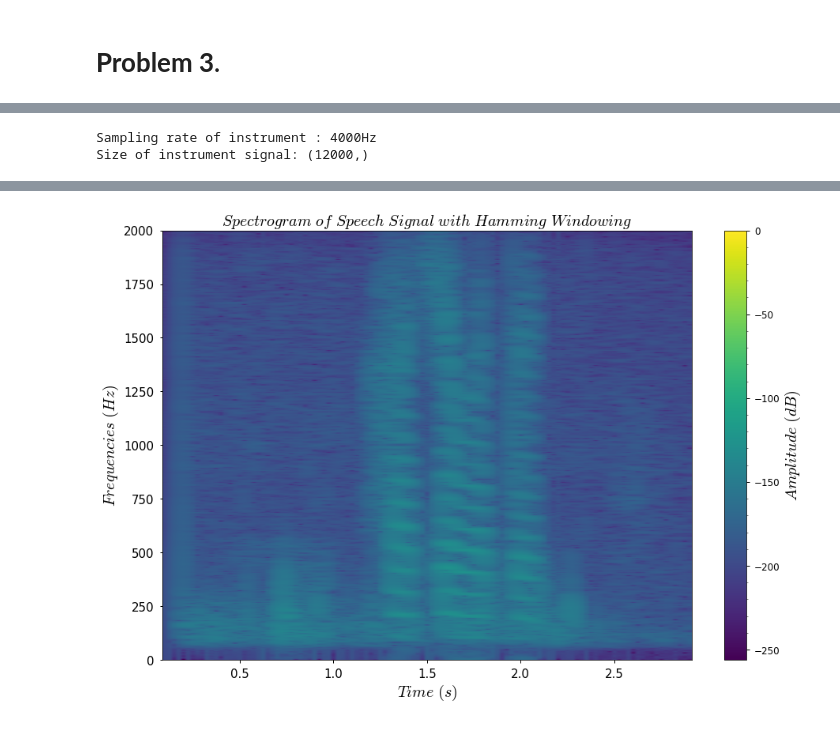
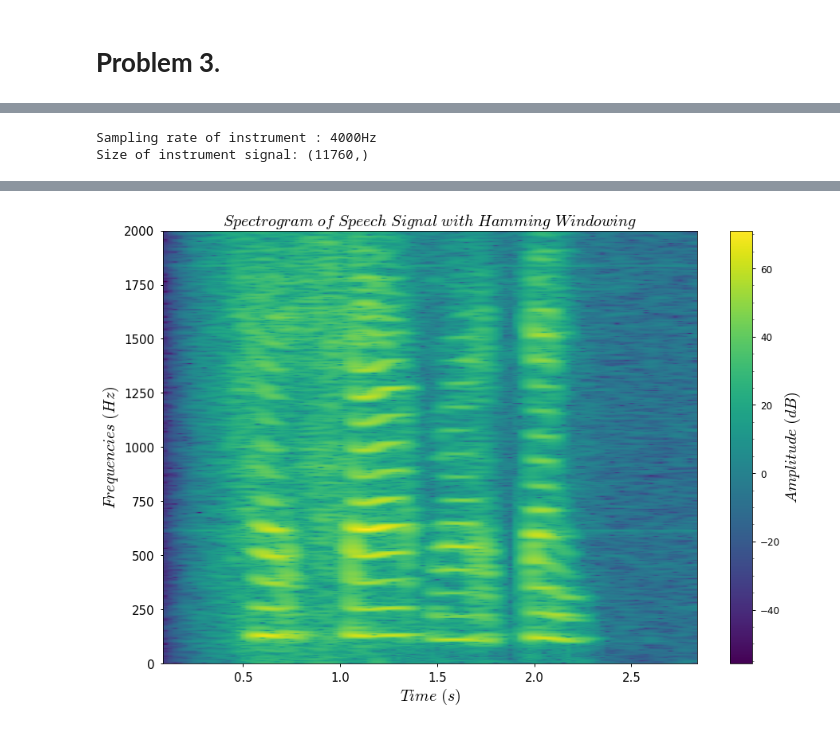
Before and after one commit to Harsha1569/DSP_Lab, a Jupyter notebook: Experiment_5/Experiment_5.ipynb, the cells around one changed output, grey strips where cells are left out. Cells and saved outputs as stored; diff of their text form; code cells hidden in the pictures.

```diff
--- a/Experiment_5/Experiment_5.ipynb
+++ b/Experiment_5/Experiment_5.ipynb
@@ -201,7 +201,7 @@ Fs1, track= wavfile.read('instru1.wav')
 track = track/32767.0
 print('Sampling rate of instrument : {}Hz'.format(Fs1))
 print('Size of instrument signal: {}'.format(track.shape))
-Nosi = 800
+Nosi = 1000
 def specgram2d(y, N, Fs, window=None, ax=None, title=None):
   ax = plt.axes()
   ax.set_title(title, loc='center', wrap=True, fontsize = 20)
@@ -213,7 +213,7 @@ def specgram2d(y, N, Fs, window=None, ax=None, title=None):
     ws=sp.windows.blackman(N)
   else:
     ws=sp.windows.boxcar(N)
-  spec, freqs, t, im = ax.specgram(y, NFFT=N, Fs=Fs, window=ws, noverlap=700, scale='dB', vmax=0)
+  spec, freqs, t, im = ax.specgram(y, NFFT=N, Fs=Fs, window=ws, noverlap=900, scale='dB')
   ax.set_xlabel(r'$Time\ (s)$', fontsize = 20)
   ax.set_ylabel(r'$Frequencies\ (Hz)$', fontsize = 20)
   cbar = plt.colorbar(im, ax=ax)
@@ -293,7 +295,7 @@ def specgram2d(y, N, Fs, window=None, ax=None, title=None):
     ws=sp.windows.blackman(N)
   else:
     ws=sp.windows.boxcar(N)
-  spec, freqs, t, im = ax.specgram(y, NFFT=N, Fs=Fs, window=ws, noverlap=800, scale='dB', vmax=0)
+  spec, freqs, t, im = ax.specgram(y, NFFT=N, Fs=Fs, window=ws, noverlap=800, scale='dB')
   ax.set_xlabel(r'$Time\ (s)$', fontsize = 20)
   ax.set_ylabel(r'$Frequencies\ (Hz)$', fontsize = 20)
   ax.set_ylim((0, 5000))
@@ -321,39 +389,39 @@ Size of instrument signal: (220500,)
 # %%
-Fs3, recording = wavfile.read('recording.wav')
-recording = recording/32767.0
+Fs3, rec = wavfile.read('name_recording.wav')
+rec = rec/32767.0
 print('Sampling rate of instrument : {}Hz'.format(Fs3))
-print('Size of instrument signal: {}'.format(recording.shape))
+print('Size of instrument signal: {}'.format(rec.shape))
 
 Nosr = 800
 def specgram2d(y, N, Fs, window=None, ax=None, title=None):
   ax = plt.axes()
   ax.set_title(title, loc='center', wrap=True, fontsize = 20)
   if window=='hamming':
     ws=sp.windows.hamming(N)
   elif window=='hanning':
     ws=sp.windows.hanning(N)
   elif window=='blackman':
     ws=sp.windows.blackman(N)
   else:
     ws=sp.windows.boxcar(N)
-  spec, freqs, t, im = ax.specgram(y, NFFT=N, Fs=Fs, window=ws, noverlap=700, scale='dB', vmax=0)
+  spec, freqs, t, im = ax.specgram(y, NFFT=N, Fs=Fs, window=ws, noverlap=700, scale='dB')
   ax.set_xlabel(r'$Time\ (s)$', fontsize = 20)
   ax.set_ylabel(r'$Frequencies\ (Hz)$', fontsize = 20)
   cbar = plt.colorbar(im, ax=ax)
   cbar.set_label(r'$Amplitude\ (dB)$', fontsize = 20)
   cbar.minorticks_on()
   cbar.ax.tick_params(axis="both", labelsize = 12)
   ax.tick_params(axis="both", labelsize = 15)
   fig4.tight_layout()
 
 
 fig6, ax1 = plt.subplots(figsize=(15,10))
-specgram2d(recording, Nosr, Fs3, ax=ax1, window='hamming', title = r'$Spectrogram\ of\ Speech\ Signal\ with\ Hamming\ Windowing$')
+specgram2d(rec, Nosr, Fs3, ax=ax1, window='hamming', title = r'$Spectrogram\ of\ Speech\ Signal\ with\ Hamming\ Windowing$')
 fig6.savefig('fig9.png')
 
-display(Audio(data=recording, rate=Fs3))
+display(Audio(data=rec, rate=Fs3))
 # %% [output]
 Sampling rate of instrument : 4000Hz
-Size of instrument signal: (12000,)
+Size of instrument signal: (11760,)
 [interactive output not drawn]
-[figure, old version]
+[figure, new version]
```
Also changed, not shown: parts of 13 cells of this notebook.
